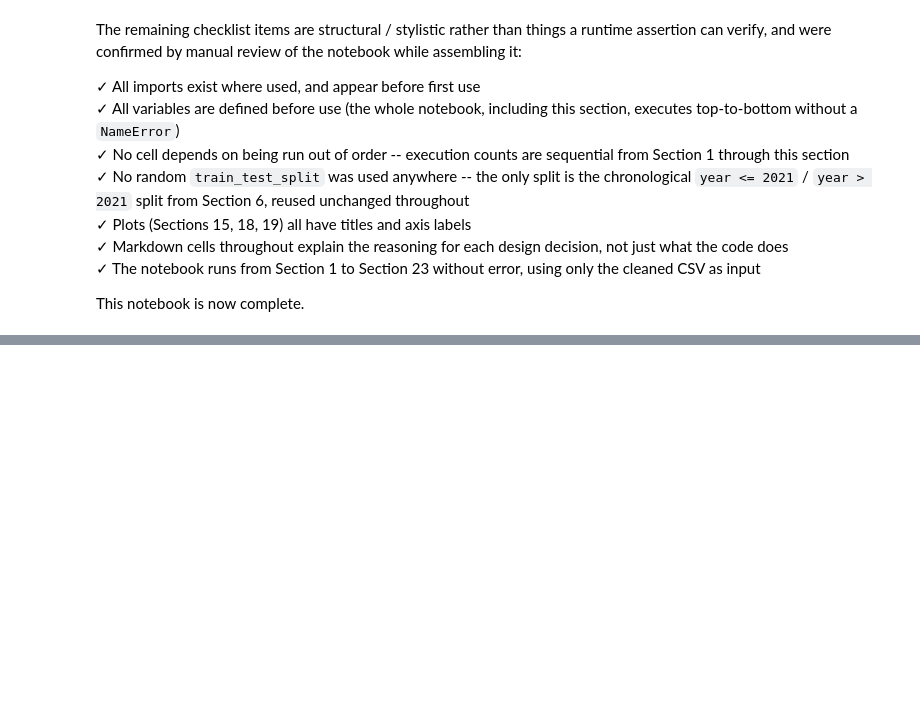
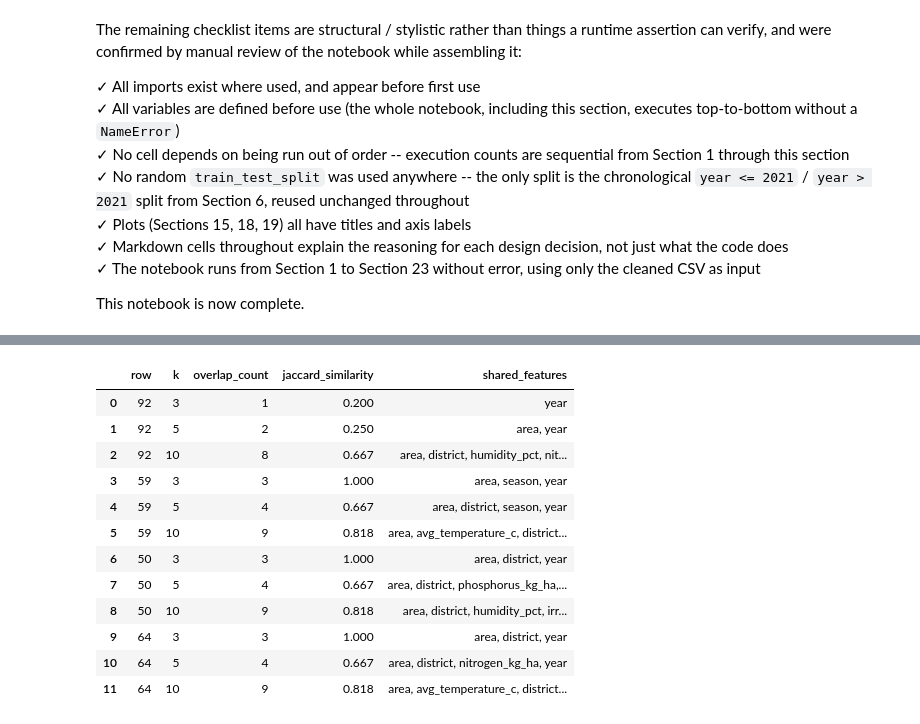
Before and after one commit to kalpana-sketch/Rice_Yield_Prediction, a Jupyter notebook: Odisha_Rice_ML_Audited_Corrected.ipynb, the cells around one changed output, grey strips where cells are left out. Cells and saved outputs as stored; diff of their text form; code cells hidden in the pictures; blank space fills up the shorter version.

```diff
--- a/Odisha_Rice_ML_Audited_Corrected.ipynb
+++ b/Odisha_Rice_ML_Audited_Corrected.ipynb
@@ -1993,0 +5285,71 @@ This notebook is now complete.
+# %%
+# ============================================================
+# PHASE 4.6 — TOP-K FEATURE OVERLAP
+# ============================================================
+
+import pandas as pd
+import numpy as np
+
+topk_rows = []
+
+for row_id, result in case_results.items():
+
+    eligible = result["eligible"].copy()
+
+    # Rank by absolute contribution
+    eligible["shap_rank"] = (
+        eligible["shap_value"].abs()
+        .rank(ascending=False, method="min")
+    )
+
+    eligible["lime_rank"] = (
+        eligible["weight_kg_ha"].abs()
+        .rank(ascending=False, method="min")
+    )
+
+    n_features = len(eligible)
+
+    print(f"\nROW {row_id} | Eligible features: {n_features}")
+
+    for k in [3, 5, 10]:
+
+        actual_k = min(k, n_features)
+
+        shap_top = set(
+            eligible.nsmallest(actual_k, "shap_rank")["variable"]
+        )
+
+        lime_top = set(
+            eligible.nsmallest(actual_k, "lime_rank")["variable"]
+        )
+
+        intersection = shap_top & lime_top
+        union = shap_top | lime_top
+
+        overlap = len(intersection)
+        jaccard = len(intersection) / len(union)
+
+        topk_rows.append({
+            "row": row_id,
+            "k": actual_k,
+            "overlap_count": overlap,
+            "jaccard_similarity": jaccard,
+            "shared_features": ", ".join(sorted(intersection))
+        })
+
+        print(
+            f"Top-{actual_k}: "
+            f"Overlap={overlap}/{actual_k}, "
+            f"Jaccard={jaccard:.3f}"
+        )
+
+topk_comparison = pd.DataFrame(topk_rows)
+
+print("\n" + "=" * 80)
+print("PHASE 4.6 — TOP-K OVERLAP SUMMARY")
+print("=" * 80)
+
+display(topk_comparison.round(3))
+
+print("\nPHASE 4.6 CELL COMPLETE.")
+# %% [output]
@@ -1993,0 +5373,13 @@ This notebook is now complete.
+|  | row | k | overlap_count | jaccard_similarity | shared_features |
+| 0 | 92 | 3 | 1 | 0.200 | year |
+| 1 | 92 | 5 | 2 | 0.250 | area, year |
+| 2 | 92 | 10 | 8 | 0.667 | area, district, humidity_pct, nit... |
+| 3 | 59 | 3 | 3 | 1.000 | area, season, year |
+| 4 | 59 | 5 | 4 | 0.667 | area, district, season, year |
+| 5 | 59 | 10 | 9 | 0.818 | area, avg_temperature_c, district... |
+| 6 | 50 | 3 | 3 | 1.000 | area, district, year |
+| 7 | 50 | 5 | 4 | 0.667 | area, district, phosphorus_kg_ha,... |
+| 8 | 50 | 10 | 9 | 0.818 | area, district, humidity_pct, irr... |
+| 9 | 64 | 3 | 3 | 1.000 | area, district, year |
+| 10 | 64 | 5 | 4 | 0.667 | area, district, nitrogen_kg_ha, year |
+| 11 | 64 | 10 | 9 | 0.818 | area, avg_temperature_c, district... |
```
Also changed, not shown: parts of 69 cells of this notebook, 58 other files.
